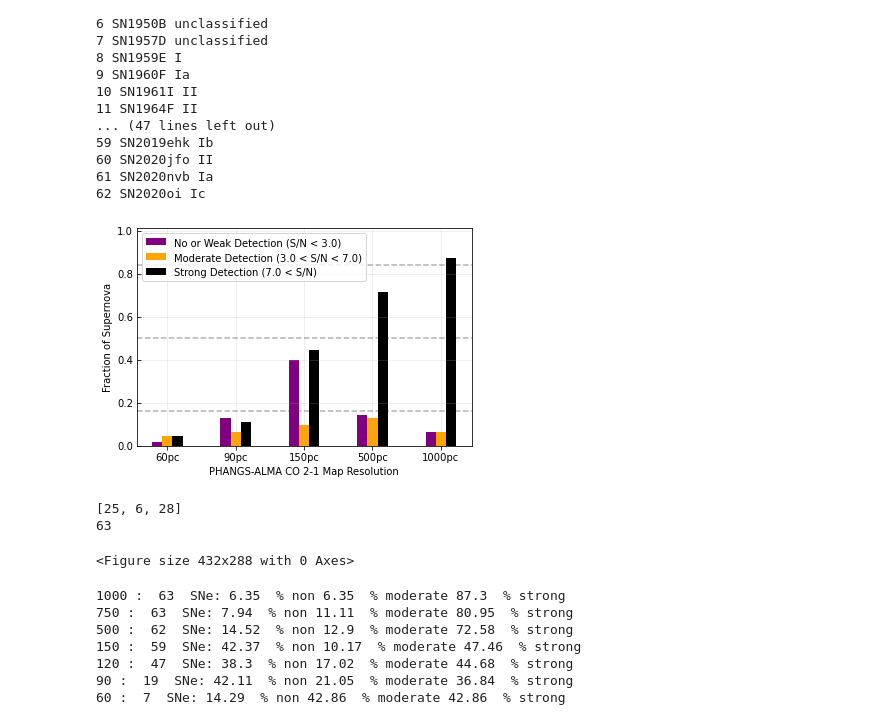
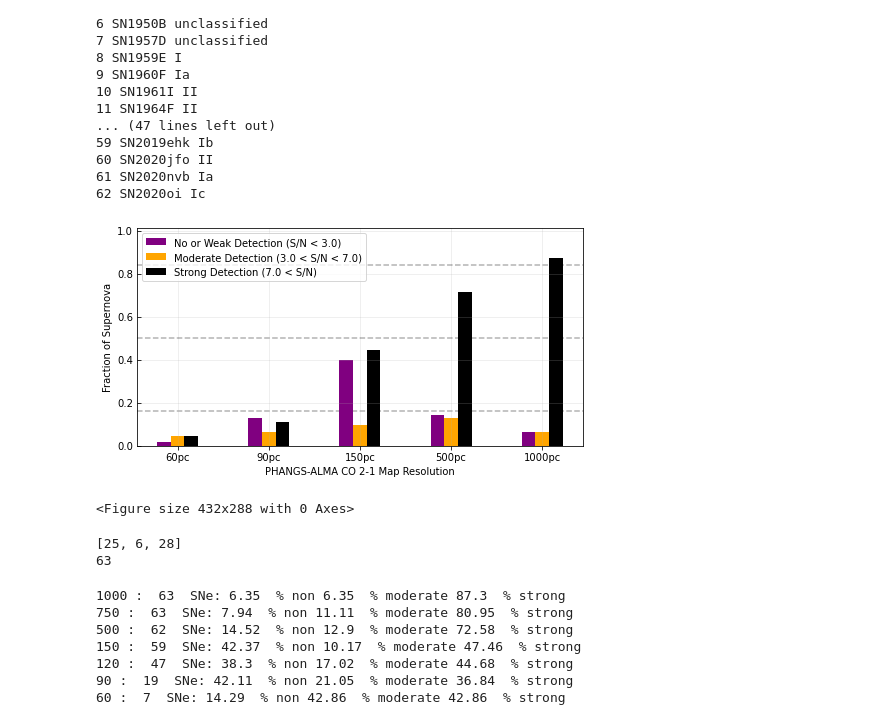
Before and after one commit to NessMayker/SNeCO, a Jupyter notebook: Code/3.1_Figure_2-Do_we_see_gas_at_supernova_locations.ipynb, the cells around one changed output. Drawn from its saved outputs; the diff is of its cells as text; code cells hidden in the pictures.

Commit message:
synching figure fontsizes

```diff
--- a/Code/3.1_Figure_2-Do_we_see_gas_at_supernova_locations.ipynb
+++ b/Code/3.1_Figure_2-Do_we_see_gas_at_supernova_locations.ipynb
@@ -61,7 +61,7 @@ def setupBar(low, high, resArray, resStr):
 
     '''
     lowStr = "No or Weak Detection (S/N < " + str(low) + ")"
-    midStr = "Moderate Detection (" + str(low) + " < S/N < " + str(high) + ")"
+    midStr = "Moderate Detection (" + str(low) + " $\leq$ S/N < " + str(high) + ")"
     upStr  = "Strong Detection (" + str(high) + " < S/N)"
 
     x = [lowStr, midStr, upStr]
@@ -97,7 +97,8 @@ width = 0.15  # the width of the bars
 
 fig = plt.figure()
 ax = fig.add_subplot(111)
-ax
+fig.set_figheight(4)
+fig.set_figwidth(8)
 ax.grid(True, alpha = 0.25)
 ax.axhline(y=0.16, ls = '--', color = 'k', alpha = 0.3, zorder=0)
 ax.axhline(y=0.50, ls = '--', color = 'k', alpha = 0.3)
@@ -106,37 +107,37 @@ rects1 = ax.bar(ind[0], bar60[0]/sampleSize, width, color='purple')
 rects2 = ax.bar(ind[1], bar90[0]/sampleSize, width, color='purple')
 rects3 = ax.bar(ind[2], bar150[0]/sampleSize, width, color='purple')
 rects4 = ax.bar(ind[3], bar500[0]/sampleSize, width, color='purple')
 rects7 = ax.bar(ind[4], bar1000[0]/sampleSize, width, color='purple')
 rects1 = ax.bar(ind[0]+width, bar60[1]/sampleSize, width, color='orange')
 rects2 = ax.bar(ind[1]+width, bar90[1]/sampleSize, width, color='orange')
 rects3 = ax.bar(ind[2]+width, bar150[1]/sampleSize, width, color='orange')
 rects4 = ax.bar(ind[3]+width, bar500[1]/sampleSize, width, color='orange')
 rects8 = ax.bar(ind[4]+width, bar1000[1]/sampleSize, width, color='orange')
 rects1 = ax.bar(ind[0]+2*width, bar60[2]/sampleSize, width, color='black')
 rects2 = ax.bar(ind[1]+2*width, bar90[2]/sampleSize, width, color='black')
 rects3 = ax.bar(ind[2]+2*width, bar150[2]/sampleSize, width, color='black')
 rects4 = ax.bar(ind[3]+2*width, bar500[2]/sampleSize, width, color='black')
 rects9 = ax.bar(ind[4]+2*width, bar1000[2]/sampleSize, width, color='black')
 ax.set_ylabel('Fraction of Supernova')
 ax.set_ylim(0.0,1.01)
 ax.set_xticks(ind + width)
 ax.tick_params(axis='y', direction='in')
 ax.set_xticklabels(['60pc', '90pc', '150pc', '500pc', '1000pc'])
 ax.set_xlabel("PHANGS-ALMA CO 2-1 Map Resolution")
 ax.legend((rects7[0], rects8[0],rects9[0]), (x60))
 plt.show()
 plt.tight_layout()
 fig.savefig('../Figures/SNR_Dist_BySNR.png', dpi=300)
 plt.show()
 plt.close()
 
 print(bar150)
 print(sampleSize)
 # %% [output]
-[figure, old version]
+[figure, new version]
-[25, 6, 28]
-63
+<Figure size 432x288 with 0 Axes>
-<Figure size 432x288 with 0 Axes>
+[25, 6, 28]
+63
 # %%
 def printStats(bar, res):
     numSNe = np.sum(bar)
```
Also changed, not shown: 5 other files.
